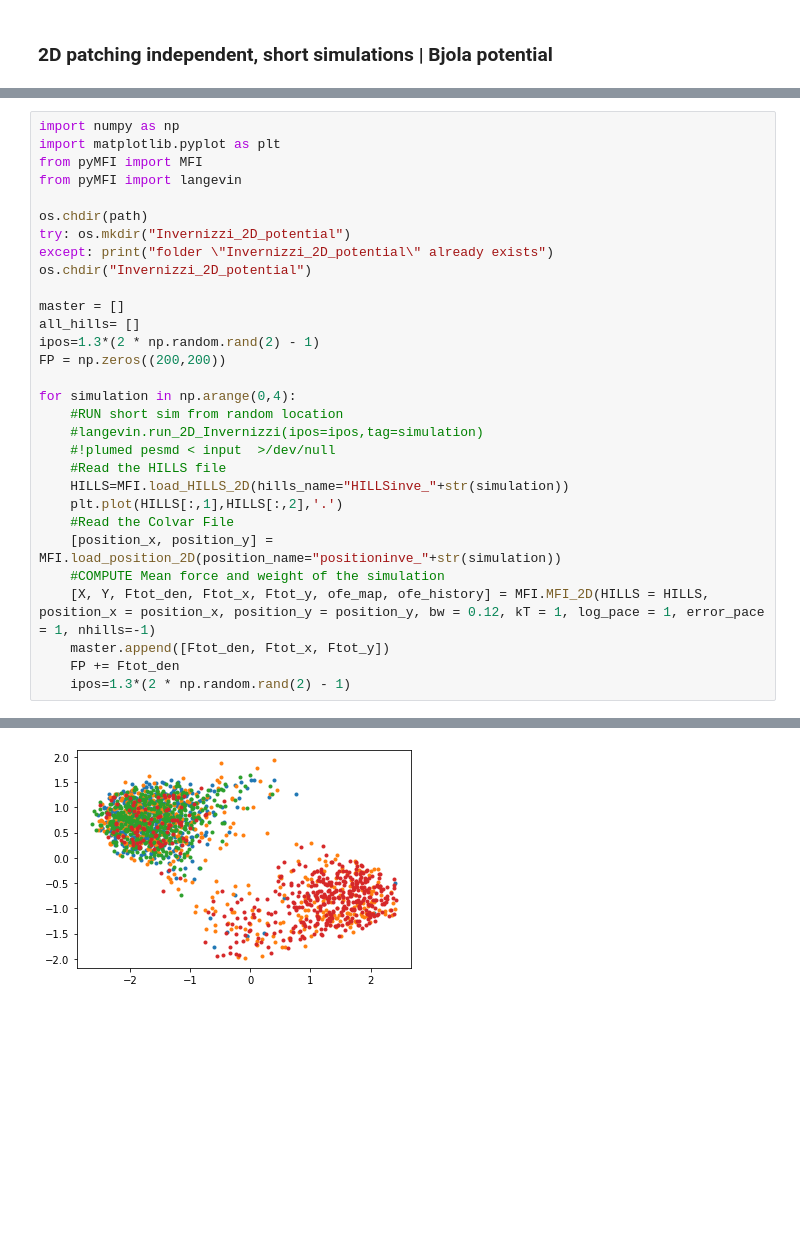
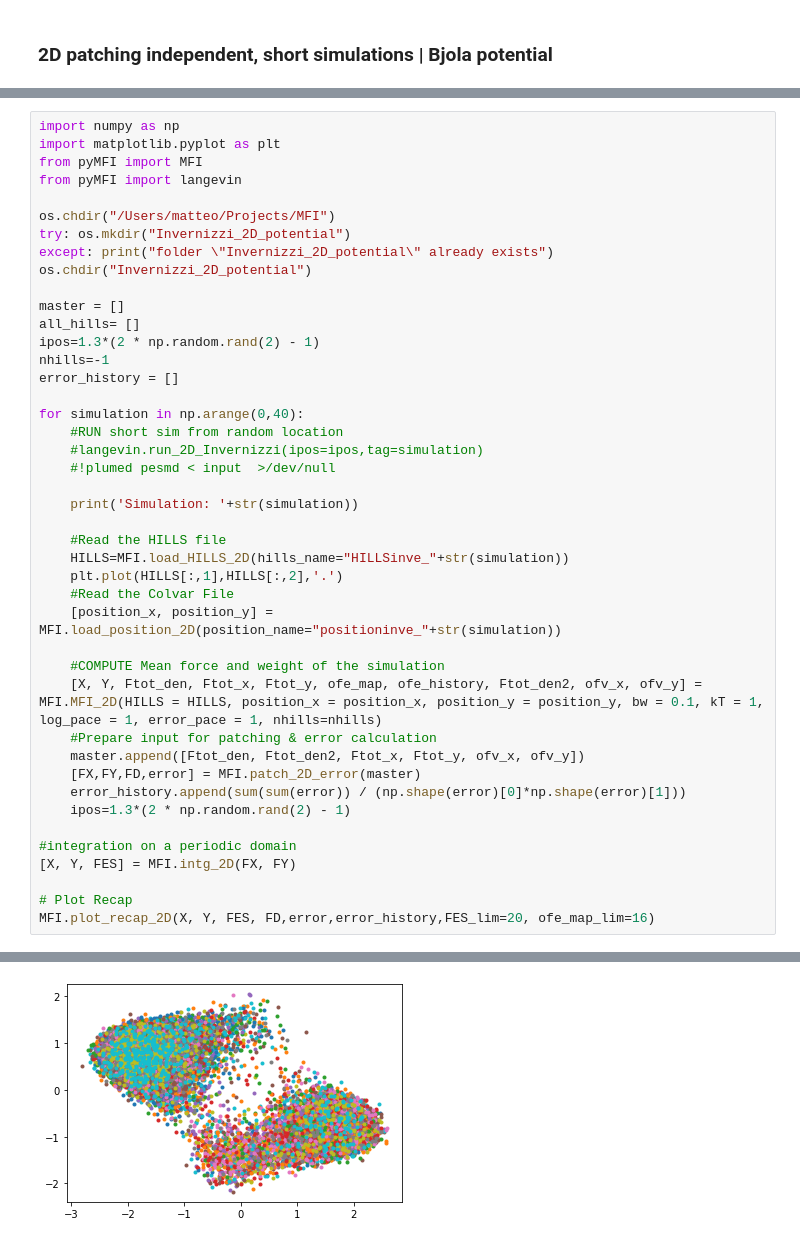
Before and after one commit to mme-ucl/MFI, a Jupyter notebook: MFI_notebook.ipynb, the cells around one changed output, grey strips where cells are left out. Saved outputs shown, nothing was run; the diff lists cells and outputs as text; blank space fills up the shorter version.

Commit message:
patching 2D with convergence added

```diff
--- a/MFI_notebook.ipynb
+++ b/MFI_notebook.ipynb
@@ -159,7 +168,7 @@ import matplotlib.pyplot as plt
 from pyMFI import MFI
 from pyMFI import langevin
 
-os.chdir(path)
+os.chdir("/Users/matteo/Projects/MFI")
 try: os.mkdir("Invernizzi_2D_potential")
 except: print("folder \"Invernizzi_2D_potential\" already exists")
 os.chdir("Invernizzi_2D_potential")
@@ -167,20 +176,33 @@ os.chdir("Invernizzi_2D_potential")
 master = []
 all_hills= []
 ipos=1.3*(2 * np.random.rand(2) - 1)
-FP = np.zeros((200,200))
+nhills=-1
+error_history = []
 
-for simulation in np.arange(0,4):
+for simulation in np.arange(0,40):
     #RUN short sim from random location
     #langevin.run_2D_Invernizzi(ipos=ipos,tag=simulation)
     #!plumed pesmd < input  >/dev/null
+
+    print('Simulation: '+str(simulation))
+
     #Read the HILLS file
     HILLS=MFI.load_HILLS_2D(hills_name="HILLSinve_"+str(simulation))
     plt.plot(HILLS[:,1],HILLS[:,2],'.')
     #Read the Colvar File
     [position_x, position_y] = MFI.load_position_2D(position_name="positioninve_"+str(simulation))
+
     #COMPUTE Mean force and weight of the simulation
-    [X, Y, Ftot_den, Ftot_x, Ftot_y, ofe_map, ofe_history] = MFI.MFI_2D(HILLS = HILLS, position_x = position_x, position_y = position_y, bw = 0.12, kT = 1, log_pace = 1, error_pace = 1, nhills=-1)
-    master.append([Ftot_den, Ftot_x, Ftot_y])
-    FP += Ftot_den
+    [X, Y, Ftot_den, Ftot_x, Ftot_y, ofe_map, ofe_history, Ftot_den2, ofv_x, ofv_y] = MFI.MFI_2D(HILLS = HILLS, position_x = position_x, position_y = position_y, bw = 0.1, kT = 1, log_pace = 1, error_pace = 1, nhills=nhills)
+    #Prepare input for patching & error calculation
+    master.append([Ftot_den, Ftot_den2, Ftot_x, Ftot_y, ofv_x, ofv_y])
+    [FX,FY,FD,error] = MFI.patch_2D_error(master)
+    error_history.append(sum(sum(error)) / (np.shape(error)[0]*np.shape(error)[1]))
     ipos=1.3*(2 * np.random.rand(2) - 1)
+
+#integration on a periodic domain
+[X, Y, FES] = MFI.intg_2D(FX, FY)
+
+# Plot Recap
+MFI.plot_recap_2D(X, Y, FES, FD,error,error_history,FES_lim=20, ofe_map_lim=16)
 # %% [output]
@@ -195 +226 @@ Total no. of Gaussians analysed: 500
-[figure, old version]
+[figure, new version]
```
Also changed, not shown: parts of 6 cells of this notebook, 59 other files.
